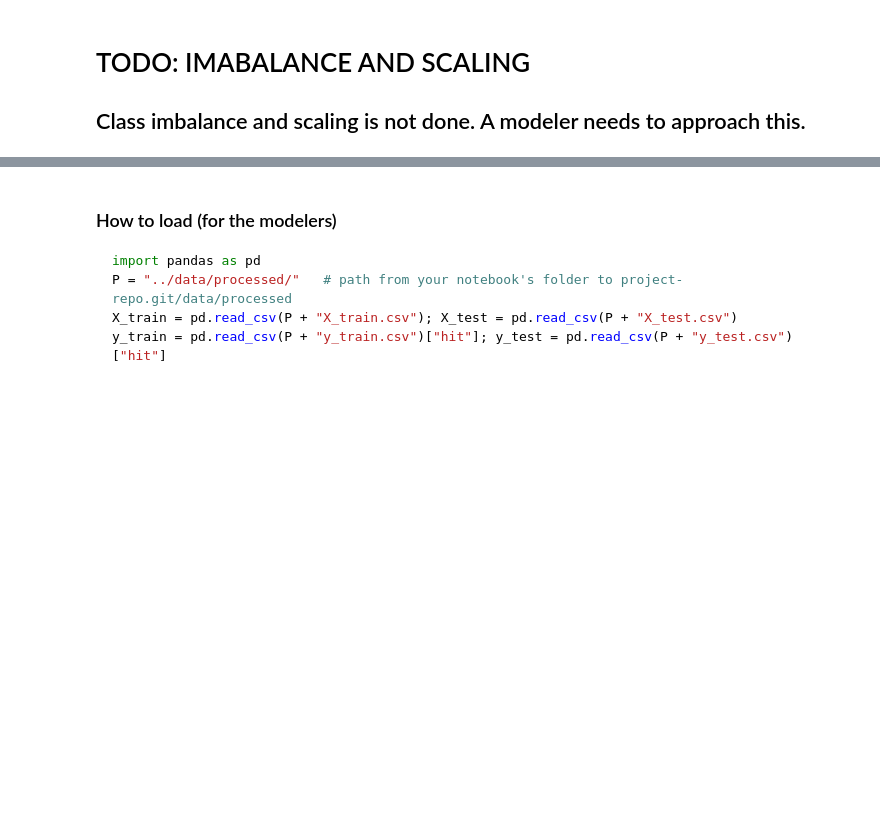
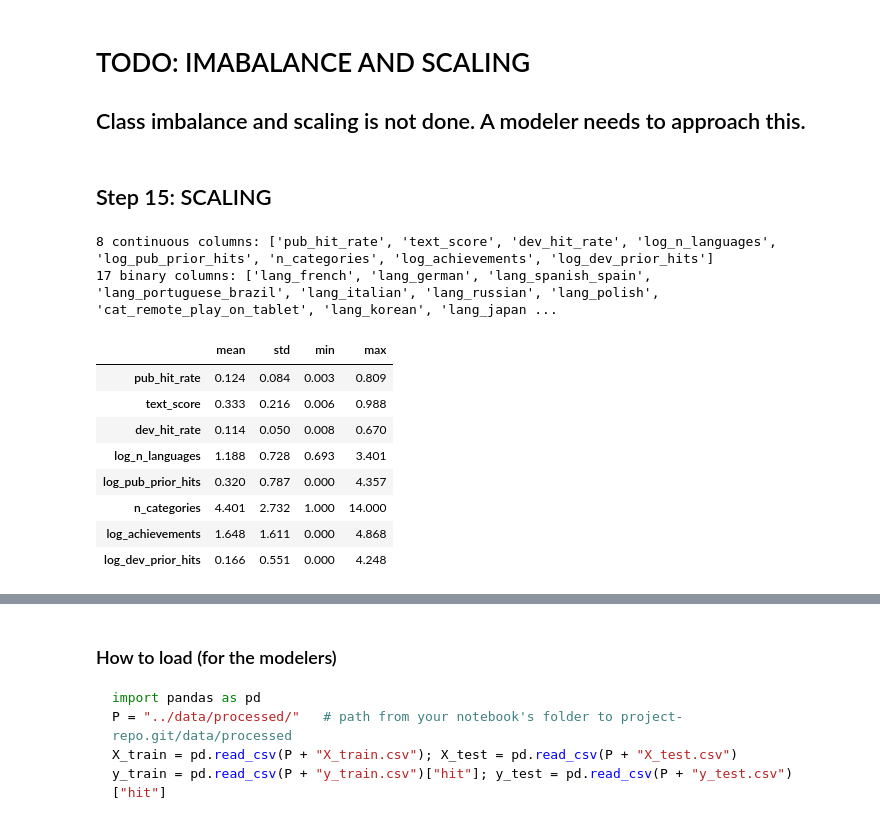
Before and after one commit to Tsarnas2003/Forecasting_Commercial_Success_of_a_SteamGame_using_MachineLearning, a Jupyter notebook: preprocessing/preprocessing.ipynb, the cells around one changed output, grey strips where cells are left out. Saved outputs shown, nothing was run; the diff lists cells and outputs as text; code cells hidden in the pictures; blank space fills up the shorter version.

```diff
--- a/preprocessing/preprocessing.ipynb
+++ b/preprocessing/preprocessing.ipynb
@@ -1579,3 +1595,25 @@ y_train.csv             0.1 MB
 # %% [markdown]
 # TODO: IMABALANCE AND SCALING
 ## Class imbalance and scaling is not done. A modeler needs to approach this.
+# %% [markdown]
+## Step 15: SCALING
+# %%
+#binary columns meaning it contains 0 or 1
+#continuous columns otherwise
+BINARY_COLS = [c for c in X_train.columns if set(X_train[c].unique()) <= {0, 1}]
+CONTINUOUS_COLS = [c for c in X_train.columns if c not in BINARY_COLS]
+print(f"{len(CONTINUOUS_COLS)} continuous columns: {CONTINUOUS_COLS}")
+print(f"{len(BINARY_COLS)} binary columns: {BINARY_COLS}")
+X_train[CONTINUOUS_COLS].describe().T[["mean", "std", "min", "max"]].round(3)
+# %% [output]
+8 continuous columns: ['pub_hit_rate', 'text_score', 'dev_hit_rate', 'log_n_languages', 'log_pub_prior_hits', 'n_categories', 'log_achievements', 'log_dev_prior_hits']
+17 binary columns: ['lang_french', 'lang_german', 'lang_spanish_spain', 'lang_portuguese_brazil', 'lang_italian', 'lang_russian', 'lang_polish', 'cat_remote_play_on_tablet', 'lang_korean', 'lang_japan ...
+|  | mean | std | min | max |
+| pub_hit_rate | 0.124 | 0.084 | 0.003 | 0.809 |
+| text_score | 0.333 | 0.216 | 0.006 | 0.988 |
+| dev_hit_rate | 0.114 | 0.050 | 0.008 | 0.670 |
+| log_n_languages | 1.188 | 0.728 | 0.693 | 3.401 |
+| log_pub_prior_hits | 0.320 | 0.787 | 0.000 | 4.357 |
+| n_categories | 4.401 | 2.732 | 1.000 | 14.000 |
+| log_achievements | 1.648 | 1.611 | 0.000 | 4.868 |
+| log_dev_prior_hits | 0.166 | 0.551 | 0.000 | 4.248 |
```
Also changed, not shown: parts of 12 cells of this notebook.
